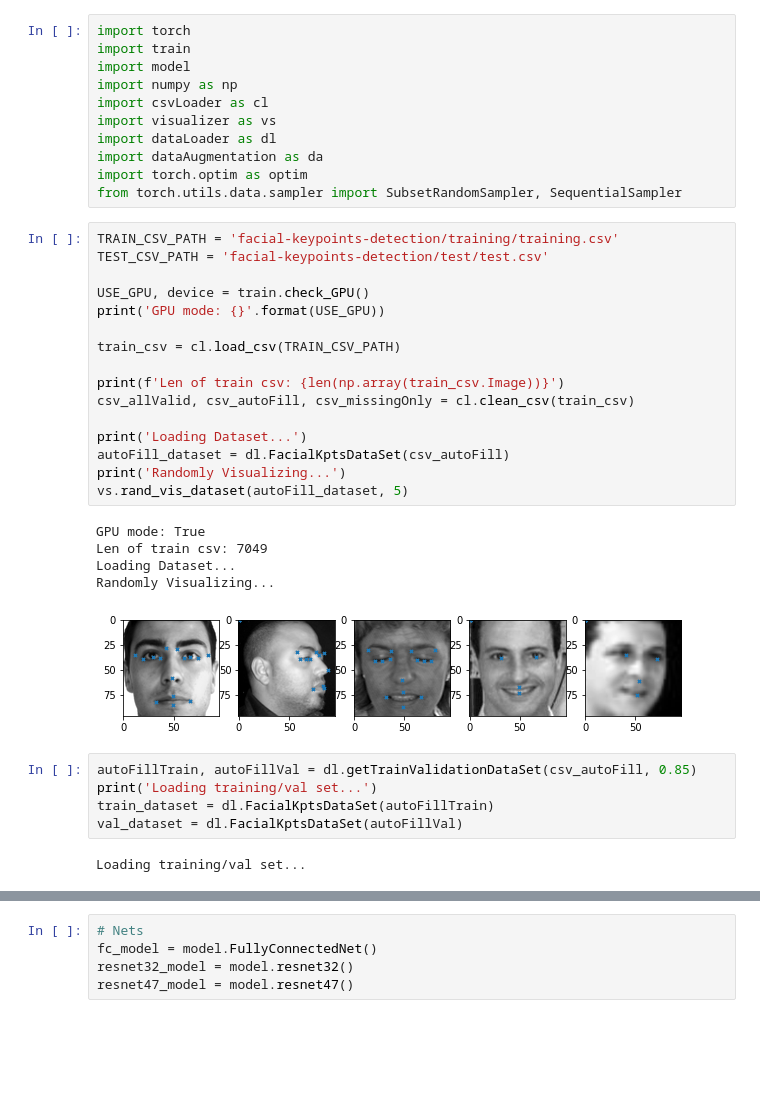
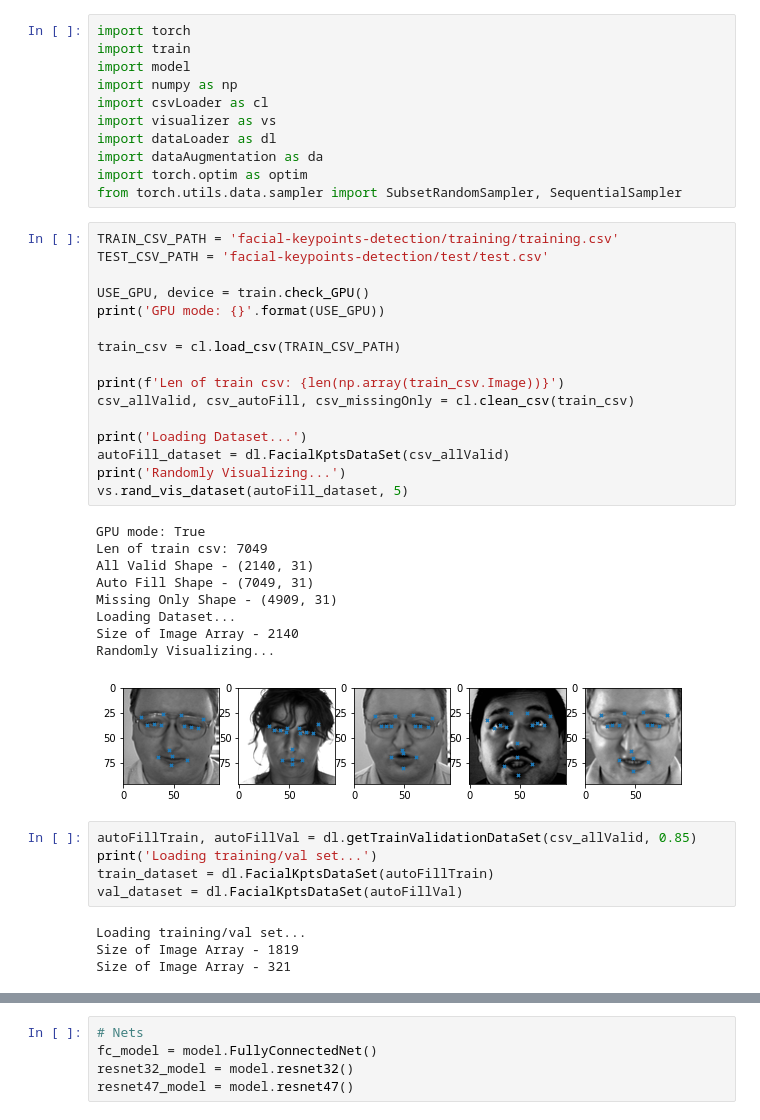
Before and after one commit to WayGold/FacialKeypointDetection, a Jupyter notebook: FacialKeypointsDetection.ipynb, the cells around one changed output, grey strips where cells are left out. Saved outputs shown, nothing was run; the diff lists cells and outputs as text; blank space fills up the shorter version.

```diff
--- a/FacialKeypointsDetection.ipynb
+++ b/FacialKeypointsDetection.ipynb
@@ -12,32 +12,38 @@ from torch.utils.data.sampler import SubsetRandomSampler, SequentialSampler
 # %%
 TRAIN_CSV_PATH = 'facial-keypoints-detection/training/training.csv'
 TEST_CSV_PATH = 'facial-keypoints-detection/test/test.csv'
 
 USE_GPU, device = train.check_GPU()
 print('GPU mode: {}'.format(USE_GPU))
 
 train_csv = cl.load_csv(TRAIN_CSV_PATH)
 
 print(f'Len of train csv: {len(np.array(train_csv.Image))}')
 csv_allValid, csv_autoFill, csv_missingOnly = cl.clean_csv(train_csv)
 
 print('Loading Dataset...')
-autoFill_dataset = dl.FacialKptsDataSet(csv_autoFill)
+autoFill_dataset = dl.FacialKptsDataSet(csv_allValid)
 print('Randomly Visualizing...')
 vs.rand_vis_dataset(autoFill_dataset, 5)
 # %% [output]
 GPU mode: True
 Len of train csv: 7049
+All Valid Shape - (2140, 31)
+Auto Fill Shape - (7049, 31)
+Missing Only Shape - (4909, 31)
 Loading Dataset...
+Size of Image Array - 2140
 Randomly Visualizing...
-[figure, old version]
+[figure, new version]
 # %%
-autoFillTrain, autoFillVal = dl.getTrainValidationDataSet(csv_autoFill, 0.85)
+autoFillTrain, autoFillVal = dl.getTrainValidationDataSet(csv_allValid, 0.85)
 print('Loading training/val set...')
 train_dataset = dl.FacialKptsDataSet(autoFillTrain)
 val_dataset = dl.FacialKptsDataSet(autoFillVal)
 # %% [output]
 Loading training/val set...
+Size of Image Array - 1819
+Size of Image Array - 321
 # %%
 # Mirror
 mirror_set = da.create_augs_from_transform(autoFillTrain, da.mirror, params=[None])
```
Also changed, not shown: parts of 7 cells of this notebook, 9 other files.
